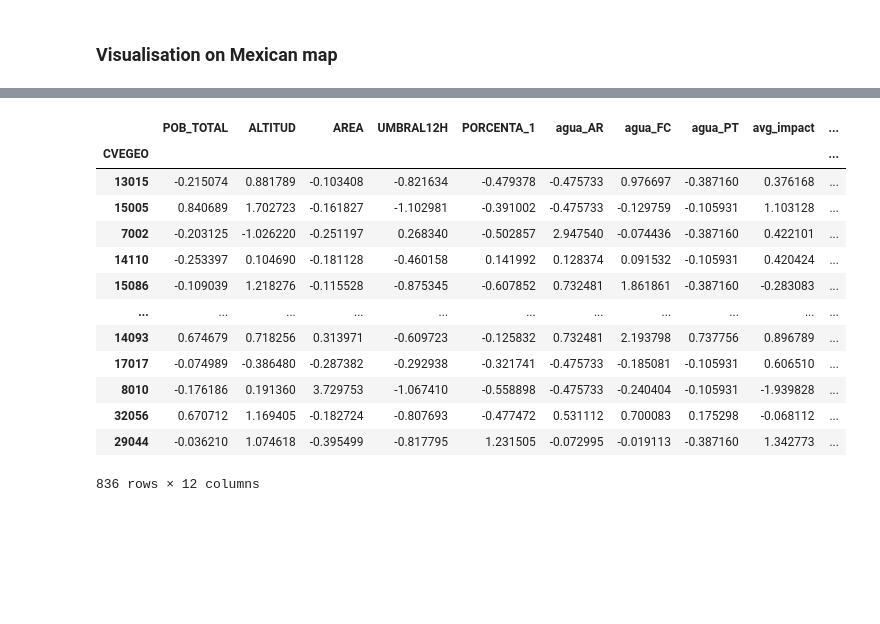
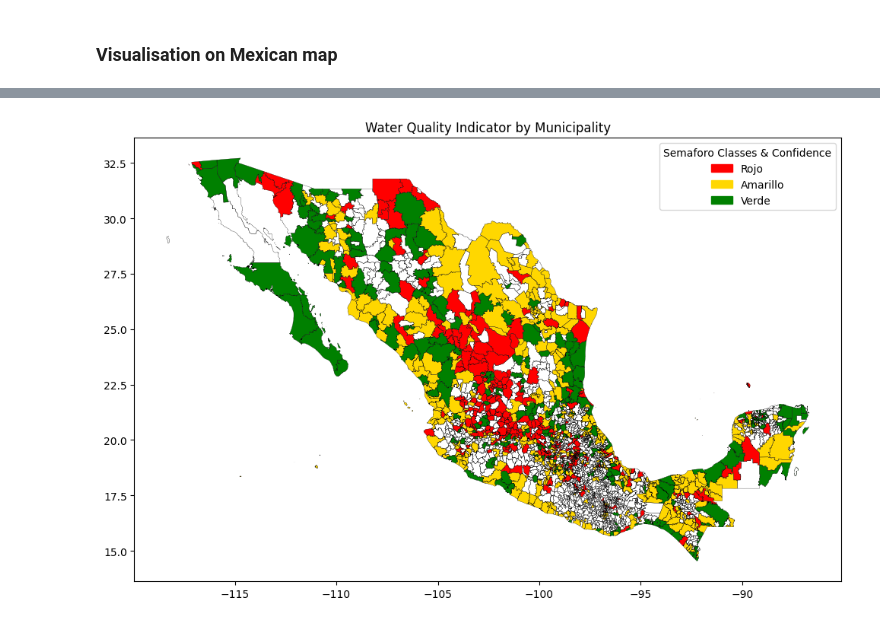
Before and after one commit to raqcoss/ML-water, a Jupyter notebook: self_learning.ipynb, the cells around one changed output, grey strips where cells are left out. Saved outputs shown, nothing was run; the diff lists cells and outputs as text; code cells hidden in the pictures; blank space fills up the shorter version.

```diff
--- a/self_learning.ipynb
+++ b/self_learning.ipynb
@@ -417,11 +417,11 @@ plt.show()
 # %%
 #Defining function for plotting
 
-def viz_on_map(df, alpha_col = None, color_col = 'semaforo', color_map = {
+def viz_on_map(df, alpha_col = None,alpha = None, color_col = 'semaforo', color_map = {
     'Rojo': 'red',
     'Amarillo': 'gold',
     'Verde': 'green'},
-    title ='Water Quality Indicator by Municipality with Confidence-Based Transparency'):
+    title ='Water Quality Indicator by Municipality'):
     ''' This function makes a previev of the column 'semaforo' on the map of Mexico '''
 
     municipios_path = 'mun22gw/mun22gw.shp'
@@ -454,6 +454,13 @@ def viz_on_map(df, alpha_col = None, color_col = 'semaforo', color_map = {
                     ax=ax,
                     color=class_data['plot_color'],
                     alpha=class_data[alpha_col].fillna(0),  # Use confidence for alpha
+                    edgecolor='none',
+                    label=class_name)
+            elif alpha is not None:
+                class_data.plot(
+                    ax=ax,
+                    color=class_data['plot_color'],
+                    alpha = alpha,
                     edgecolor='none',
                     label=class_name)
             else:
@@ -490,7 +497,7 @@ def viz_on_map(df, alpha_col = None, color_col = 'semaforo', color_map = {
             title='Semaforo Classes & Confidence',
             loc='upper right'
         )
-        title ='Water Quality Indicator by Municipality'
+        title = title
 
     plt.title(title)
     plt.tight_layout()
@@ -497,0 +598,3 @@ def viz_on_map(df, alpha_col = None, color_col = 'semaforo', color_map = {
+# %%
+df_copy['preds_label'] = df_copy['preds'].replace({0:'Amarillo',1:'Rojo',2:'Verde'})
+df_copy
@@ -498,21 +616,2 @@ def viz_on_map(df, alpha_col = None, color_col = 'semaforo', color_map = {
 # %%
-#new_y_df
-#y_encoded
-y_train
-x_train
-X_train
+df_predictions['preds_label'] = df_predictions['preds'].replace({0:'Amarillo',1:'Rojo',2:'Verde'})
-# %% [output]
-|  | POB_TOTAL | ALTITUD | AREA | UMBRAL12H | PORCENTA_1 | agua_AR | agua_FC | agua_PT | avg_impact | ... |
-| CVEGEO |  |  |  |  |  |  |  |  |  | ... |
-| 13015 | -0.215074 | 0.881789 | -0.103408 | -0.821634 | -0.479378 | -0.475733 | 0.976697 | -0.387160 | 0.376168 | ... |
-| 15005 | 0.840689 | 1.702723 | -0.161827 | -1.102981 | -0.391002 | -0.475733 | -0.129759 | -0.105931 | 1.103128 | ... |
-| 7002 | -0.203125 | -1.026220 | -0.251197 | 0.268340 | -0.502857 | 2.947540 | -0.074436 | -0.387160 | 0.422101 | ... |
-| 14110 | -0.253397 | 0.104690 | -0.181128 | -0.460158 | 0.141992 | 0.128374 | 0.091532 | -0.105931 | 0.420424 | ... |
-| 15086 | -0.109039 | 1.218276 | -0.115528 | -0.875345 | -0.607852 | 0.732481 | 1.861861 | -0.387160 | -0.283083 | ... |
-| ... | ... | ... | ... | ... | ... | ... | ... | ... | ... | ... |
-| 14093 | 0.674679 | 0.718256 | 0.313971 | -0.609723 | -0.125832 | 0.732481 | 2.193798 | 0.737756 | 0.896789 | ... |
-| 17017 | -0.074989 | -0.386480 | -0.287382 | -0.292938 | -0.321741 | -0.475733 | -0.185081 | -0.105931 | 0.606510 | ... |
-| 8010 | -0.176186 | 0.191360 | 3.729753 | -1.067410 | -0.558898 | -0.475733 | -0.240404 | -0.105931 | -1.939828 | ... |
-| 32056 | 0.670712 | 1.169405 | -0.182724 | -0.807693 | -0.477472 | 0.531112 | 0.700083 | 0.175298 | -0.068112 | ... |
-| 29044 | -0.036210 | 1.074618 | -0.395499 | -0.817795 | 1.231505 | -0.072995 | -0.019113 | -0.387160 | 1.342773 | ... |
-836 rows × 12 columns
@@ -520,0 +618,4 @@ viz_on_map(ensemble_preds, )
+# %%
+viz_on_map(df_copy, color_col='semaforo')
+# %% [output]
+[figure, added]
```
Also changed, not shown: parts of 11 cells of this notebook, 9 other files.
